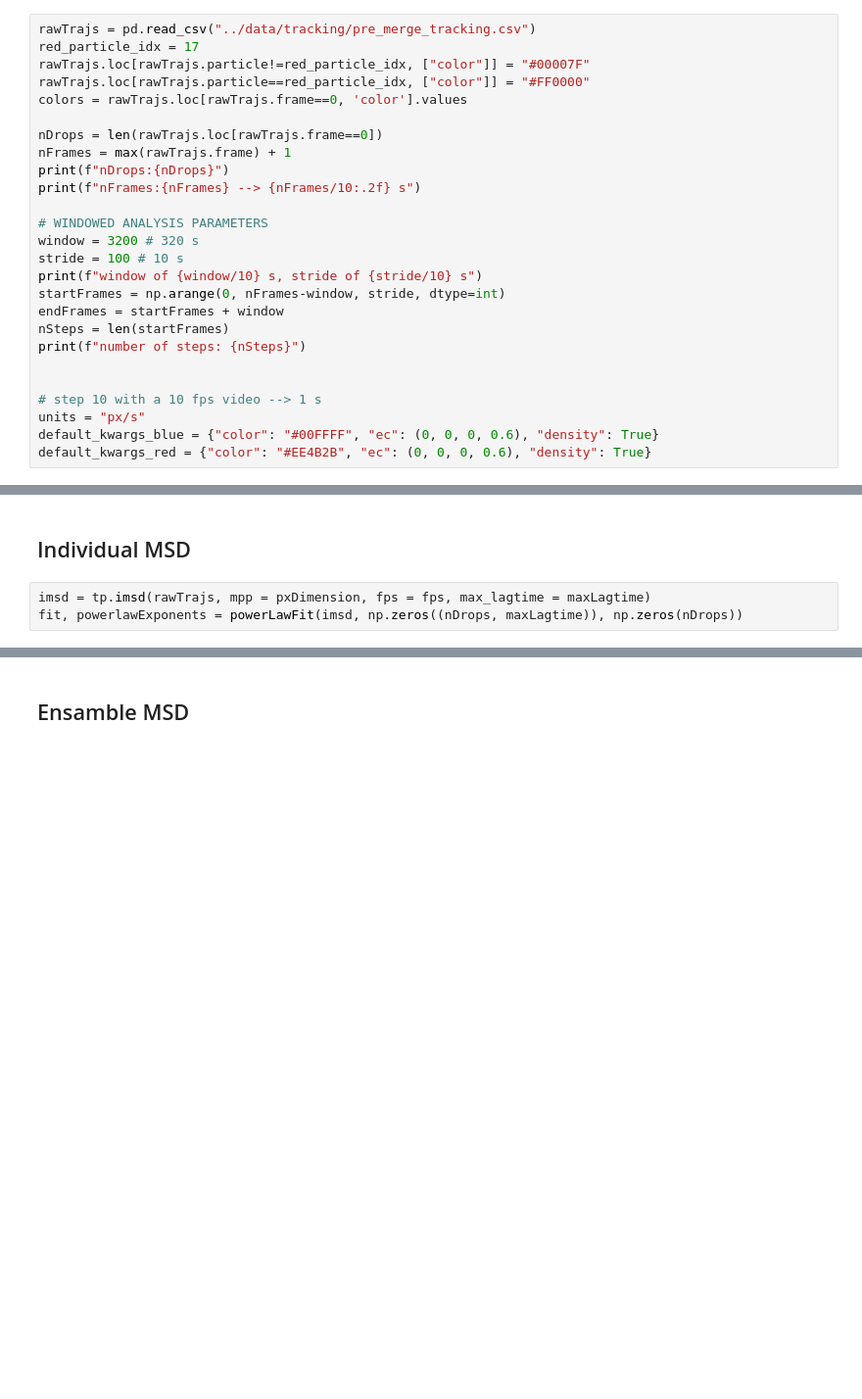
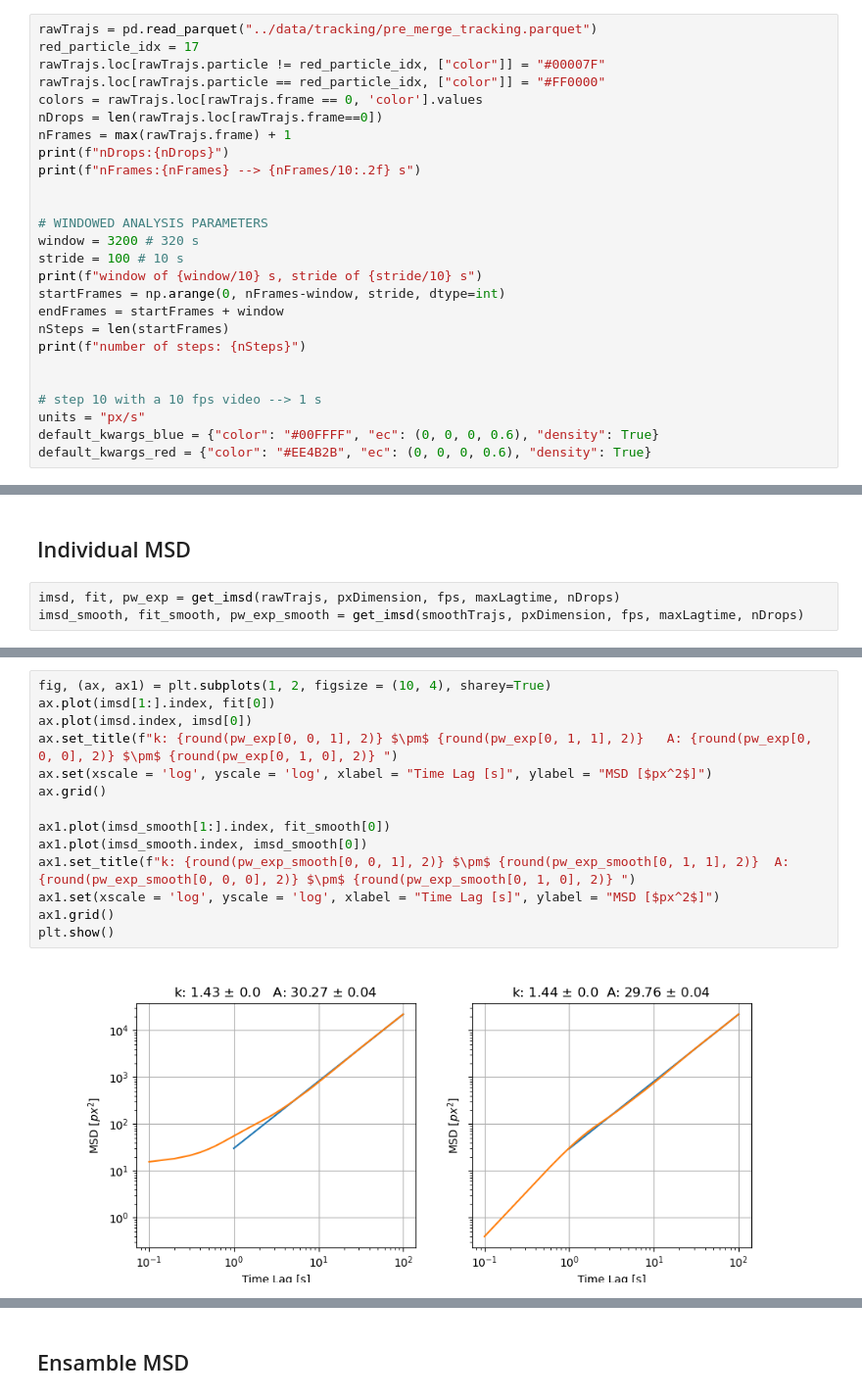
Before and after one commit to skandiz/MasterThesis, a Jupyter notebook: code/trajectoryAnalysis.ipynb, the cells around one changed output, grey strips where cells are left out. Shown at 98% size. Cells and saved outputs as stored; diff of their text form; blank space fills up the shorter version.

```diff
--- a/code/trajectoryAnalysis.ipynb
+++ b/code/trajectoryAnalysis.ipynb
@@ -27,14 +179,14 @@ anim_show_verb = False
 # %%
-rawTrajs = pd.read_csv("../data/tracking/pre_merge_tracking.csv")
+rawTrajs = pd.read_parquet("../data/tracking/pre_merge_tracking.parquet")
 red_particle_idx = 17
-rawTrajs.loc[rawTrajs.particle!=red_particle_idx, ["color"]] = "#00007F"
-rawTrajs.loc[rawTrajs.particle==red_particle_idx, ["color"]] = "#FF0000"
-colors = rawTrajs.loc[rawTrajs.frame==0, 'color'].values
-
+rawTrajs.loc[rawTrajs.particle != red_particle_idx, ["color"]] = "#00007F"
+rawTrajs.loc[rawTrajs.particle == red_particle_idx, ["color"]] = "#FF0000"
+colors = rawTrajs.loc[rawTrajs.frame == 0, 'color'].values
 nDrops = len(rawTrajs.loc[rawTrajs.frame==0])
 nFrames = max(rawTrajs.frame) + 1
 print(f"nDrops:{nDrops}")
 print(f"nFrames:{nFrames} --> {nFrames/10:.2f} s")
+
 
 # WINDOWED ANALYSIS PARAMETERS
 window = 3200 # 320 s
@@ -69,5 +228,5 @@ maxLagtime = 1000 # maximum lagtime to be considered
 # %% [markdown]
 ## Individual MSD
 # %%
-imsd = tp.imsd(rawTrajs, mpp = pxDimension, fps = fps, max_lagtime = maxLagtime)
-fit, powerlawExponents = powerLawFit(imsd, np.zeros((nDrops, maxLagtime)), np.zeros(nDrops))
+imsd, fit, pw_exp = get_imsd(rawTrajs, pxDimension, fps, maxLagtime, nDrops)
+imsd_smooth, fit_smooth, pw_exp_smooth = get_imsd(smoothTrajs, pxDimension, fps, maxLagtime, nDrops)
@@ -74,3 +249,19 @@ fit, powerlawExponents = powerLawFit(imsd, np.zeros((nDrops, maxLagtime)), np.ze
+# %%
+fig, (ax, ax1) = plt.subplots(1, 2, figsize = (10, 4), sharey=True)
+ax.plot(imsd[1:].index, fit[0])
+ax.plot(imsd.index, imsd[0])
+ax.set_title(f"k: {round(pw_exp[0, 0, 1], 2)} $\pm$ {round(pw_exp[0, 1, 1], 2)}   A: {round(pw_exp[0, 0, 0], 2)} $\pm$ {round(pw_exp[0, 1, 0], 2)} ")
+ax.set(xscale = 'log', yscale = 'log', xlabel = "Time Lag [s]", ylabel = "MSD [$px^2$]")
+ax.grid()
+
+ax1.plot(imsd_smooth[1:].index, fit_smooth[0])
+ax1.plot(imsd_smooth.index, imsd_smooth[0])
+ax1.set_title(f"k: {round(pw_exp_smooth[0, 0, 1], 2)} $\pm$ {round(pw_exp_smooth[0, 1, 1], 2)}  A: {round(pw_exp_smooth[0, 0, 0], 2)} $\pm$ {round(pw_exp_smooth[0, 1, 0], 2)} ")
+ax1.set(xscale = 'log', yscale = 'log', xlabel = "Time Lag [s]", ylabel = "MSD [$px^2$]")
+ax1.grid()
+plt.show()
+# %% [output]
+[figure, added]
 # %%
 fig, (ax, ax1) = plt.subplots(1, 2, figsize=(10, 4))
 ax.plot(imsd.index, imsd)
```
Also changed, not shown: parts of 79 cells of this notebook, 42 other files.
